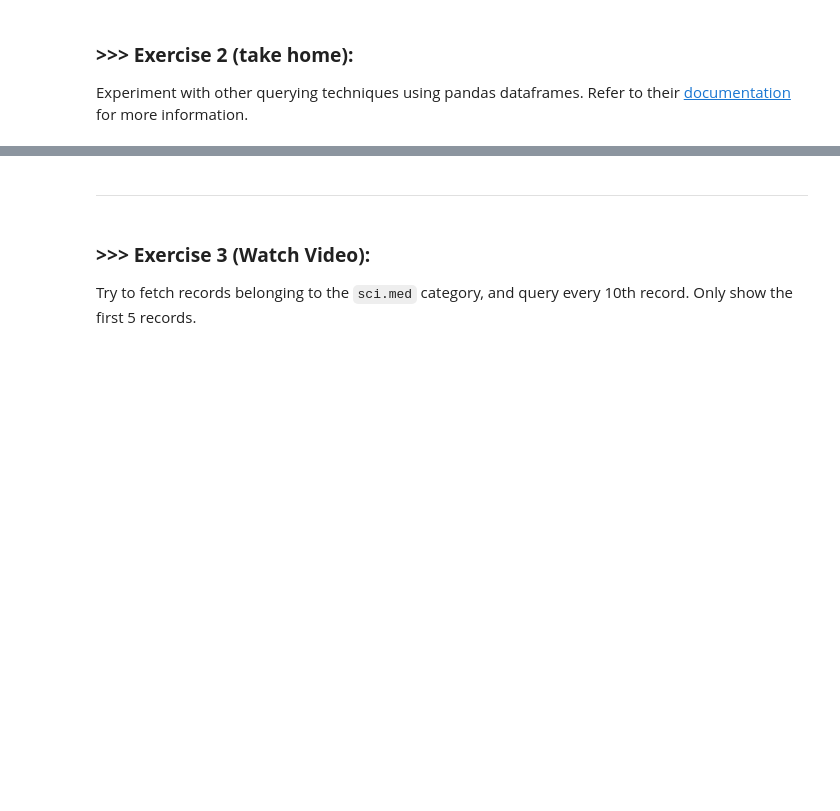
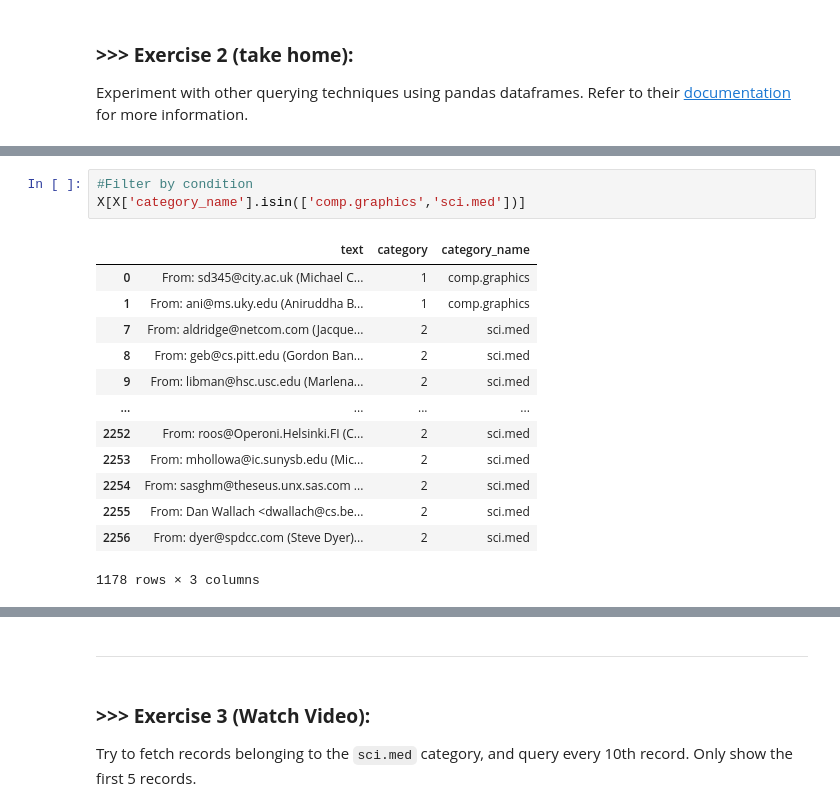
Before and after one commit to Kimpossible19/DM2024-Lab1-Master, a Jupyter notebook: DM2024-Lab1-Master.ipynb, the cells around one changed output, grey strips where cells are left out. Drawn from its saved outputs; the diff is of its cells as text; blank space fills up the shorter version.

```diff
--- a/DM2024-Lab1-Master.ipynb
+++ b/DM2024-Lab1-Master.ipynb
@@ -258,0 +247,17 @@ Experiment with other querying techniques using pandas dataframes. Refer to thei
+# %%
+#Filter by condition
+X[X['category_name'].isin(['comp.graphics','sci.med'])]
+# %% [output]
+|  | text | category | category_name |
+| 0 | From: sd345@city.ac.uk (Michael C... | 1 | comp.graphics |
+| 1 | From: ani@ms.uky.edu (Aniruddha B... | 1 | comp.graphics |
+| 7 | From: aldridge@netcom.com (Jacque... | 2 | sci.med |
+| 8 | From: geb@cs.pitt.edu (Gordon Ban... | 2 | sci.med |
+| 9 | From: libman@hsc.usc.edu (Marlena... | 2 | sci.med |
+| ... | ... | ... | ... |
+| 2252 | From: roos@Operoni.Helsinki.FI (C... | 2 | sci.med |
+| 2253 | From: mhollowa@ic.sunysb.edu (Mic... | 2 | sci.med |
+| 2254 | From: sasghm@theseus.unx.sas.com ... | 2 | sci.med |
+| 2255 | From: Dan Wallach <dwallach@cs.be... | 2 | sci.med |
+| 2256 | From: dyer@spdcc.com (Steve Dyer)... | 2 | sci.med |
+1178 rows × 3 columns
```
Also changed, not shown: parts of 11 cells of this notebook.
